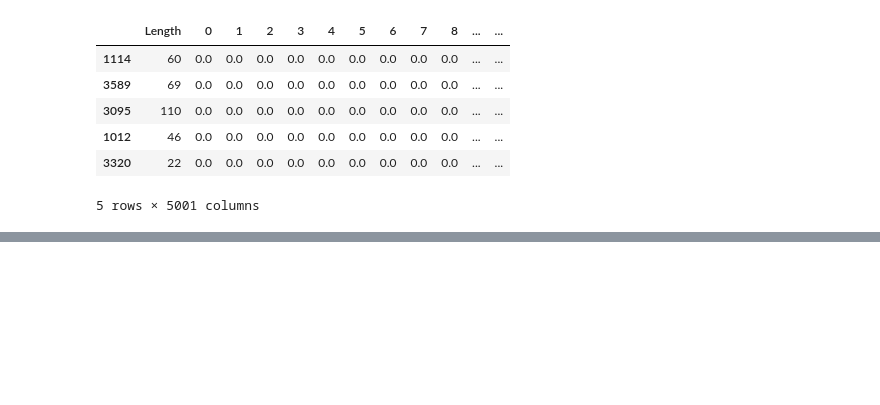
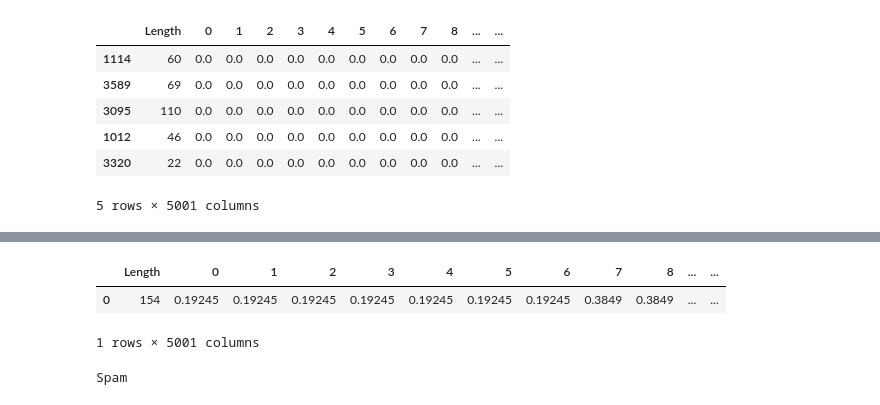
Before and after one commit to CosmicStrike/ML_Models, a Jupyter notebook: SpamEmail_Dataset/SpamDetection.ipynb, the cells around one changed output, grey strips where cells are left out. Saved outputs shown, nothing was run; the diff lists cells and outputs as text; code cells hidden in the pictures; blank space fills up the shorter version.

Commit message:
New Models

```diff
--- a/SpamEmail_Dataset/SpamDetection.ipynb
+++ b/SpamEmail_Dataset/SpamDetection.ipynb
@@ -116,6 +109,7 @@ def Lemmantize_Text(df):
         lemmantized.append(l)
 
     df["Lemmanted"] = lemmantized
-    df.head()
 
 Lemmantize_Text(df)
+print("After removing Stopwords -> ", df["Filtered-Stopwords"][4])
+print("Lemmatization -> ", df["Lemmanted"][4])
@@ -126,6 +123,8 @@ def FinalizeText(df):
         t = ' '.join(df["Lemmanted"][i])
         text.append(t)
     df["Final Text"] = text
-    df.head()
+    # df.head()
 
 FinalizeText(df)
+print("Original text -> ",df["v2"][4])
+print("Processed text -> ",df["Final Text"][4])
@@ -132,9 +134,9 @@ FinalizeText(df)
 # %%
 for i in range(df["v1"].count()):
     if df["v1"][i] == "ham":
-        df["v1"][i] = 0
+        df["v1"][i] = int(0)
     else:
-        df["v1"][i] = 1
+        df["v1"][i] = int(1)
 
 df.head()
 # %% [output]
@@ -272,0 +290,10 @@ Random Forest: 0.9766816143497757
+# %%
+# text = ["You have won the prize of 10000000 dollars"]
+text_df = pd.DataFrame(columns=["v2"])
+text = ["Free entry in 2 a wkly comp to win FA Cup final tkts 21st May 2005. Text FA to 87121 to receive entry question(std txt rate)T&C's apply 08452810075over18'"]
+
+text_df["v2"] = text
+print(text_df)
+text = PreProcess_Data(text_df)
+print("TEXT _> ")
+print(text)
@@ -272,0 +314,18 @@ Random Forest: 0.9766816143497757
+# %%
+def FitData(dataf,size):
+    for i in range(dataf.shape[1],size+1):
+        dataf[f"{i}"] = 0.0
+FitData(text,5000)
+text.head()
+# %% [output]
+|  | Length | 0 | 1 | 2 | 3 | 4 | 5 | 6 | 7 | 8 | ... | ... |
+| 0 | 154 | 0.19245 | 0.19245 | 0.19245 | 0.19245 | 0.19245 | 0.19245 | 0.19245 | 0.3849 | 0.3849 | ... | ... |
+1 rows × 5001 columns
+# %%
+ans = model.predict(text)
+if ans:
+    print("Spam")
+else:
+    print("Ham")
+# %% [output]
+Spam
```
Also changed, not shown: parts of 13 cells of this notebook, 11 other files.
